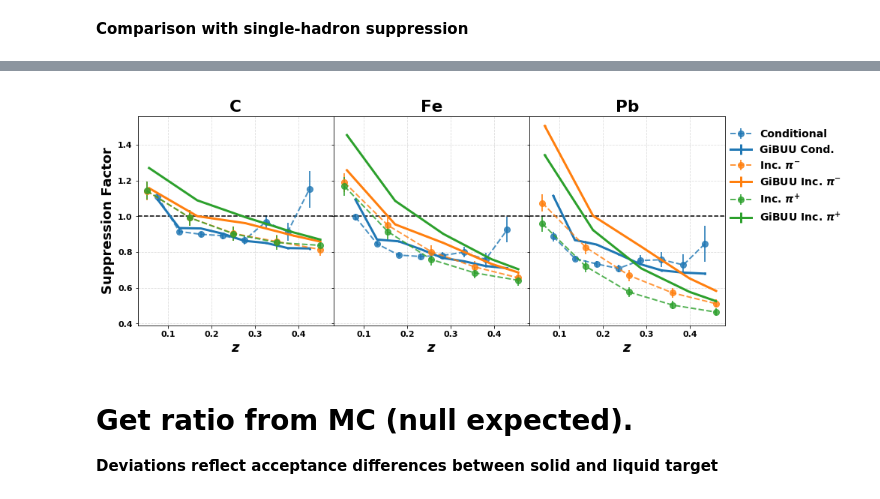
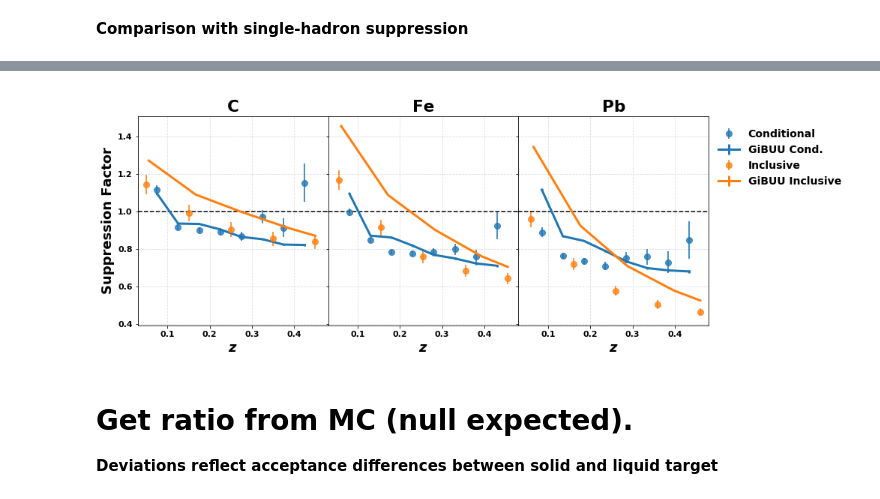
Before and after one commit to smoranvas/di-hadron, a Jupyter notebook: getRatios.ipynb, the cells around one changed output, grey strips where cells are left out. Cells and saved outputs as stored; diff of their text form; code cells hidden in the pictures.

```diff
--- a/getRatios.ipynb
+++ b/getRatios.ipynb
@@ -118,5 +125,5 @@ Wall time: 15.9 s
 # %%
 print (df['GiBUU_Fe'].keys())
-df['GiBUU_Fe'].eval('Xb=Q2/(2*0.938272*nu)', inplace=True)
-df['GiBUU_Fe'].hist(figsize=(12,12),bins=100,column=['Xb','nu','W','Q2','h2_pid', 'h1_pid','h1_z', 'h2_th'])
-plt.show()
+#df['GiBUU_Fe'].eval('Xb=Q2/(2*0.938272*nu)', inplace=True)
+#df['GiBUU_Fe'].hist(figsize=(12,12),bins=100,column=['Xb','nu','W','Q2','h2_pid', 'h1_pid','h1_z', 'h2_th'])
+#plt.show()
@@ -463,84 +485,42 @@ for i,target in enumerate(['C','Fe','Pb']):
                         df_trigger['%s_trigger'%target], df_trigger['D_%s_trigger'%target],
                         minz=0.05,maxz=0.45, variable='h2_z',
                             pair_cut = pair_cut_nom,trig_cut = trigger_cut_nom)
-    if i==0:
-        axs[i].errorbar(x+0.005*i,r,yerr=err,label='Conditional',fmt='o--',ms=8, color=colors[1],lw=2, alpha=alpha_value)
+    if True:
+        axs[i].errorbar(x+0.005*i,r,yerr=err,label='Conditional'if i == 0 else "",fmt='o',ms=8,
+                        color=colors[1],lw=2, alpha=alpha_value)
         #axs[i].fill_between(x+0.005*i,r-err,r+err,alpha=alpha_value-0.5,
         #                    color=colors[1])
-    else:
-        axs[i].errorbar(x+0.005*i,r,yerr=err,fmt='o--',ms=8, color=colors[1], alpha=alpha_value,lw=2)
-        #axs[i].fill_between(x+0.005*i,r-err,r+err,alpha=alpha_value-0.5,
-        #                    color=colors[1])
+
 
 for i,target in enumerate(['C','Fe','Pb']):
     r, err,x = r2h.getRatio(df['GiBUU_%s'%target],df['GiBUU_D'],df_trigger['GiBUU_%s_trigger'%target],
                         df_trigger['GiBUU_D_trigger']
                        ,variable='h2_z',minz=0.05,maxz=0.45, applyweight=False,
-                        pair_cut = '')
-    if i==0:
-        axs[i].errorbar(x+0.005*i,r,yerr=err,fmt='-',ms=8,label='GiBUU Cond.',color=colors[1],lw=3)
+                        pair_cut = 'and h1_z>0.5')
+    if True:
+        axs[i].errorbar(x+0.005*i,r,yerr=err,fmt='-',ms=8,label='GiBUU Cond.'if i == 0 else "",color=colors[1],
+                        lw=3)
         #axs[i].fill_between(x+0.005*i,r-err,r+err,label='GiBUU cond.',alpha=alpha_value,lw=5)
-    else:
-        axs[i].errorbar(x+0.005*i,r,yerr=err,fmt='-',ms=8, color=colors[1],lw=3)
+    #else:
+    #    axs[i].errorbar(x+0.005*i,r,yerr=err,fmt='-',ms=8, color=colors[1],lw=3)
         #axs[i].fill_between(x+0.005*i,r-err,r+err,alpha=0.9,lw=5)
 count=0
 for i,target in enumerate(['C','Fe','Pb']):
-    if count==0:
-        axs[i].errorbar(x_data_singleHadron+0.005*i,y_data_singleHadron['pim_%s'%target],
-                        yerr=erry_data_singleHadron['pim_%s'%target],label='Inc. $\pi^{-}$',
-                        fmt='--o',ms=8, color=colors[2], alpha=alpha_value,lw=2)
-        axs[i].errorbar(x_GiBUU_singleHadron+0.005*i,y_GiBUU_singleHadron['pim_%s'%target],
-                        yerr=erry_GiBUU_singleHadron['pim_%s'%target],label='GiBUU Inc. $\pi^{-}$',
+    if True:
+        #axs[i].errorbar(x_data_singleHadron+0.005*i,y_data_singleHadron['pim_%s'%target],
+        #                yerr=erry_data_singleHadron['pim_%s'%target],label='Inc. $\pi^{-}$'if i == 0 else "",
+        #                fmt='--o',ms=8, color=colors[2], alpha=alpha_value,lw=2)
+        #axs[i].errorbar(x_GiBUU_singleHadron+0.005*i,y_GiBUU_singleHadron['pim_%s'%target],
+        #                yerr=erry_GiBUU_singleHadron['pim_%s'%target],label='GiBUU Inc. $\pi^{-}$'if i == 0 else "",
+        #                fmt='-',ms=8, color=colors[2],lw=3)
+        axs[i].errorbar(x_data_singleHadron+0.005*i,y_data_singleHadron['pip_%s'%target],
+                        yerr=erry_data_singleHadron['pip_%s'%target],label='Inclusive'if i == 0 else "",
+                        fmt='o',ms=8, color=colors[2], alpha=alpha_value,lw=2)
+        axs[i].errorbar(x_GiBUU_singleHadron+0.005*i,y_GiBUU_singleHadron['pip_%s'%target],
+                        yerr=erry_GiBUU_singleHadron['pip_%s'%target],label='GiBUU Inclusive'if i == 0 else "",
                         fmt='-',ms=8, color=colors[2],lw=3)
-        axs[i].errorbar(x_data_singleHadron+0.005*i,y_data_singleHadron['pip_%s'%target],
-                        yerr=erry_data_singleHadron['pip_%s'%target],label='Inc. $\pi^{+}$',
-                        fmt='o--',ms=8, color=colors[3], alpha=alpha_value,lw=2)
-        axs[i].errorbar(x_GiBUU_singleHadron+0.005*i,y_GiBUU_singleHadron['pip_%s'%target],
-                        yerr=erry_GiBUU_singleHadron['pip_%s'%target],label='GiBUU Inc. $\pi^{+}$',
-                        fmt='-',ms=8, color=colors[3],lw=3)
-        #axs[i].fill_between(x_data_singleHadron+0.005*i,
-        #                    y_data_singleHadron['pip_%s'%target]-erry_data_singleHadron['pip_%s'%target]
-        #                    ,y_data_singleHadron['pip_%s'%target]+erry_data_singleHadron['pip_%s'%target],
-        #                    alpha=alpha_value-0.5,
-        #                    color=colors[3])
-        #axs[i].fill_between(x_data_singleHadron+0.005*i,
-        #                    y_data_singleHadron['pim_%s'%target]-erry_data_singleHadron['pim_%s'%target]
-        #                    ,y_data_singleHadron['pim_%s'%target]+erry_data_singleHadron['pim_%s'%target],
-        #                    alpha=alpha_value-0.5,
-        #                    color=colors[2])
 
 
-
-        #axs[i].fill_between(x_GiBUU_singleHadron+0.005*i,
-        #y_GiBUU_singleHadron['pip_%s'%target]-erry_GiBUU_singleHadron['pip_%s'%target]
-        #                    ,y_GiBUU_singleHadron['pip_%s'%target]+erry_GiBUU_singleHadron['pip_%s'%target],
-        #label='GiBUU Inc $\pi^{+}$',alpha=alpha_value,lw=5)
-        #axs[i].fill_between(x_GiBUU_singleHadron+0.005*i,
-        #y_GiBUU_singleHadron['pim_%s'%target]-erry_GiBUU_singleHadron['pim_%s'%target]
-        #                    ,y_GiBUU_singleHadron['pim_%s'%target]+erry_GiBUU_singleHadron['pim_%s'%target],
-        #label='GiBUU Inc $\pi^{-}$',alpha=alpha_value,lw=5)
-    else:
-        axs[i].errorbar(x_data_singleHadron+0.005*i,y_data_singleHadron['pim_%s'%target],
-                        yerr=erry_data_singleHadron['pim_%s'%target],fmt='o--',ms=8, color=colors[2],
-                        alpha=alpha_value,lw=2)
-        axs[i].errorbar(x_GiBUU_singleHadron+0.005*i,y_GiBUU_singleHadron['pim_%s'%target],
-                        yerr=erry_GiBUU_singleHadron['pim_%s'%target],fmt='-',ms=8, color=colors[2],lw=3)
-        axs[i].errorbar(x_data_singleHadron+0.005*i,y_data_singleHadron['pip_%s'%target],
-                        yerr=erry_data_singleHadron['pip_%s'%target],fmt='--o',ms=8, color=colors[3],
-                        alpha=alpha_value,lw=2)
-        axs[i].errorbar(x_GiBUU_singleHadron+0.005*i,y_GiBUU_singleHadron['pip_%s'%target],
-                        yerr=erry_GiBUU_singleHadron['pip_%s'%target],fmt='-',ms=8, color=colors[3],lw=3)
-
-        #axs[i].fill_between(x_data_singleHadron+0.005*i,
-        #                    y_data_singleHadron['pip_%s'%target]-erry_data_singleHadron['pip_%s'%target]
-        #                    ,y_data_singleHadron['pip_%s'%target]+erry_data_singleHadron['pip_%s'%target],
-        #                    alpha=alpha_value-0.5,
-        #                    color=colors[3])
-        #axs[i].fill_between(x_data_singleHadron+0.005*i,
-        #                    y_data_singleHadron['pim_%s'%target]-erry_data_singleHadron['pim_%s'%target]
-        #                    ,y_data_singleHadron['pim_%s'%target]+erry_data_singleHadron['pim_%s'%target],
-        #                    alpha=alpha_value-0.5,
-        #                    color=colors[2])
     count=count+1
 
 for i in range(3):    axs[i].set_xlabel('$z$',fontsize=18)
@@ -577,11 +557,11 @@ for i in range(0,3):
 #plt.grid(True, axis='y',color='gainsboro', linestyle='dashed')
 #plt.xticks(np.arange(0.1,0.5,0.05),fontsize=14)
 #plt.yticks(fontsize=14)
-plt.subplots_adjust(right=0.85, top=0.9)
+plt.subplots_adjust(right=0.83, top=0.9)
 fig.legend(loc='upper right',ncol=1,frameon=False,fontsize=14, borderaxespad=0.3, title='\n')
 #plt.savefig('ComparisonWithHermes_Linear.png')
 #plt.yscale('log')
-plt.savefig('ComparisonConditionalInclusiveRatios.pdf', bbox_inches='tight')
+plt.savefig('ComparisonConditionalInclusiveRatios_noPiminus.pdf', bbox_inches='tight')
 plt.show()
 # %% [output]
 Print Trigger Cut  h1_z>0.5 and abs(h1_deltaZ)<3.0 and TargType!=0 and SampFracEl25==1 and h1_FidCut==1 and h1_Nphe> (15*( (h1_z*nu*h1_z*nu-0.13957*0.13957)>(2*2) and h1_pid==211 ) -10000* (not ( (h1_ ...
@@ -599,4 +579,4 @@ Total Cut  h1_z>0.5
-[figure, old version]
+[figure, new version]
 # %% [markdown]
 
 # Get ratio from MC (null expected).
```
Also changed, not shown: parts of 82 cells of this notebook.
